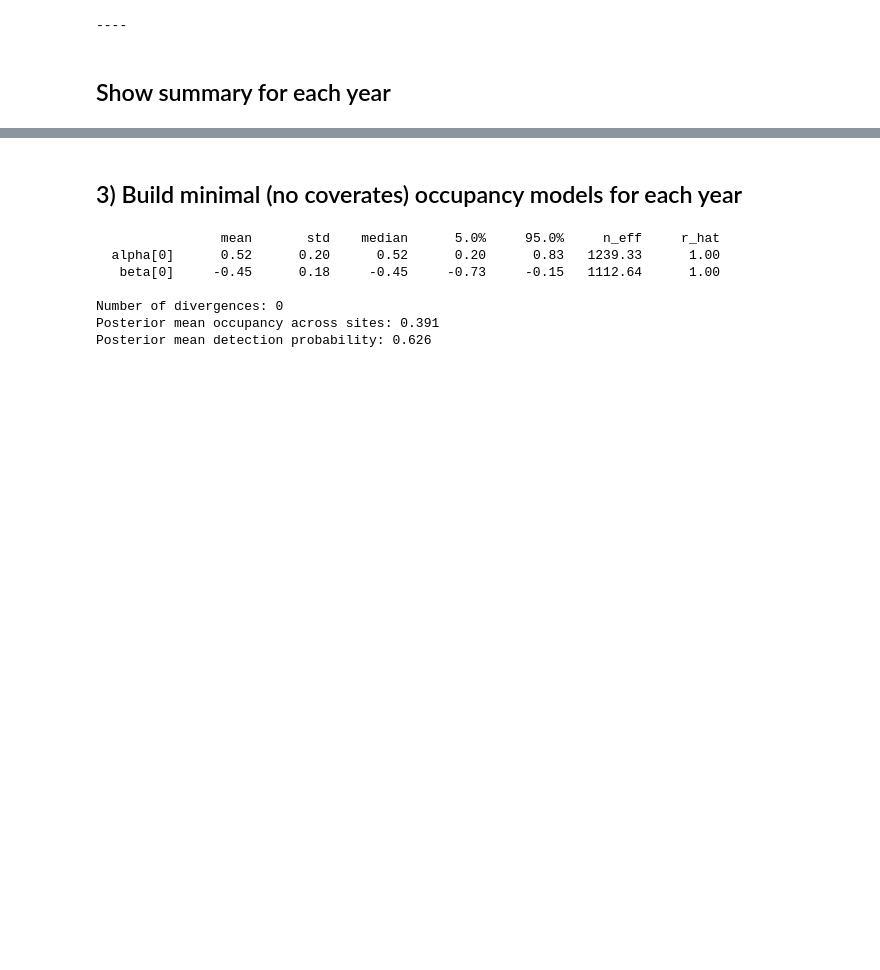
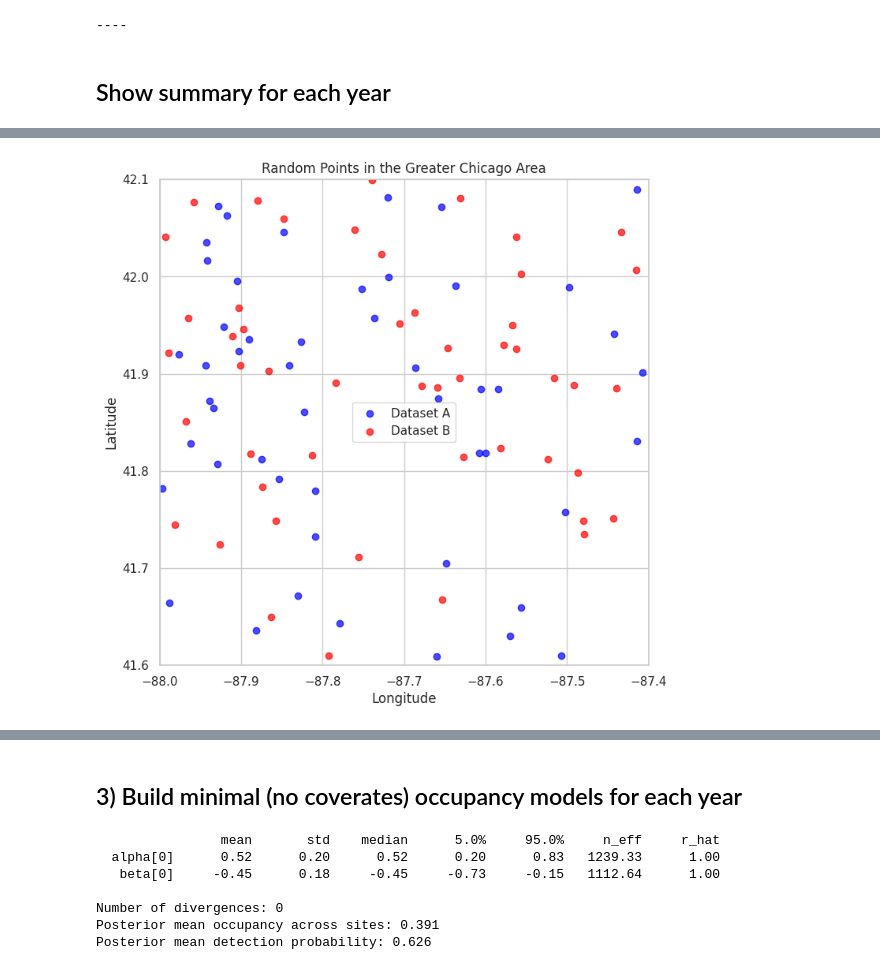
Before and after one commit to stymo/notebooks, a Jupyter notebook: Chicago_Nighthawk_Project_Occupancy_Modeling_Analysis_Maps.ipynb, the cells around one changed output, grey strips where cells are left out. Cells and saved outputs as stored; diff of their text form; code cells hidden in the pictures; blank space fills up the shorter version.

```diff
--- a/Chicago_Nighthawk_Project_Occupancy_Modeling_Analysis_Maps.ipynb
+++ b/Chicago_Nighthawk_Project_Occupancy_Modeling_Analysis_Maps.ipynb
@@ -260,3 +263,44 @@ for index, row in obs_geo_23.iterrows():
 m
 # %% [output]
 [interactive output not drawn]
+# %%
+import pandas as pd
+import numpy as np
+import matplotlib.pyplot as plt
+
+# Approximate bounding box for greater Chicago
+lat_min, lat_max = 41.6, 42.1
+lon_min, lon_max = -88.0, -87.4
+
+# Create two random datasets
+np.random.seed(0)
+
+df_blue = pd.DataFrame({
+    "lat": np.random.uniform(lat_min, lat_max, 50),
+    "lon": np.random.uniform(lon_min, lon_max, 50)
+})
+
+df_red = pd.DataFrame({
+    "lat": np.random.uniform(lat_min, lat_max, 50),
+    "lon": np.random.uniform(lon_min, lon_max, 50)
+})
+
+# Plot
+fig, ax = plt.subplots(figsize=(8, 8))
+
+ax.scatter(df_blue["lon"], df_blue["lat"], color="blue", label="Dataset A", alpha=0.7)
+ax.scatter(df_red["lon"], df_red["lat"], color="red", label="Dataset B", alpha=0.7)
+
+# Set map bounds
+ax.set_xlim(lon_min, lon_max)
+ax.set_ylim(lat_min, lat_max)
+
+ax.set_xlabel("Longitude")
+ax.set_ylabel("Latitude")
+ax.set_title("Random Points in the Greater Chicago Area")
+
+ax.legend()
+
+plt.show()
+# %% [output]
+[figure, added]
```
Also changed, not shown: parts of 2 cells of this notebook.
